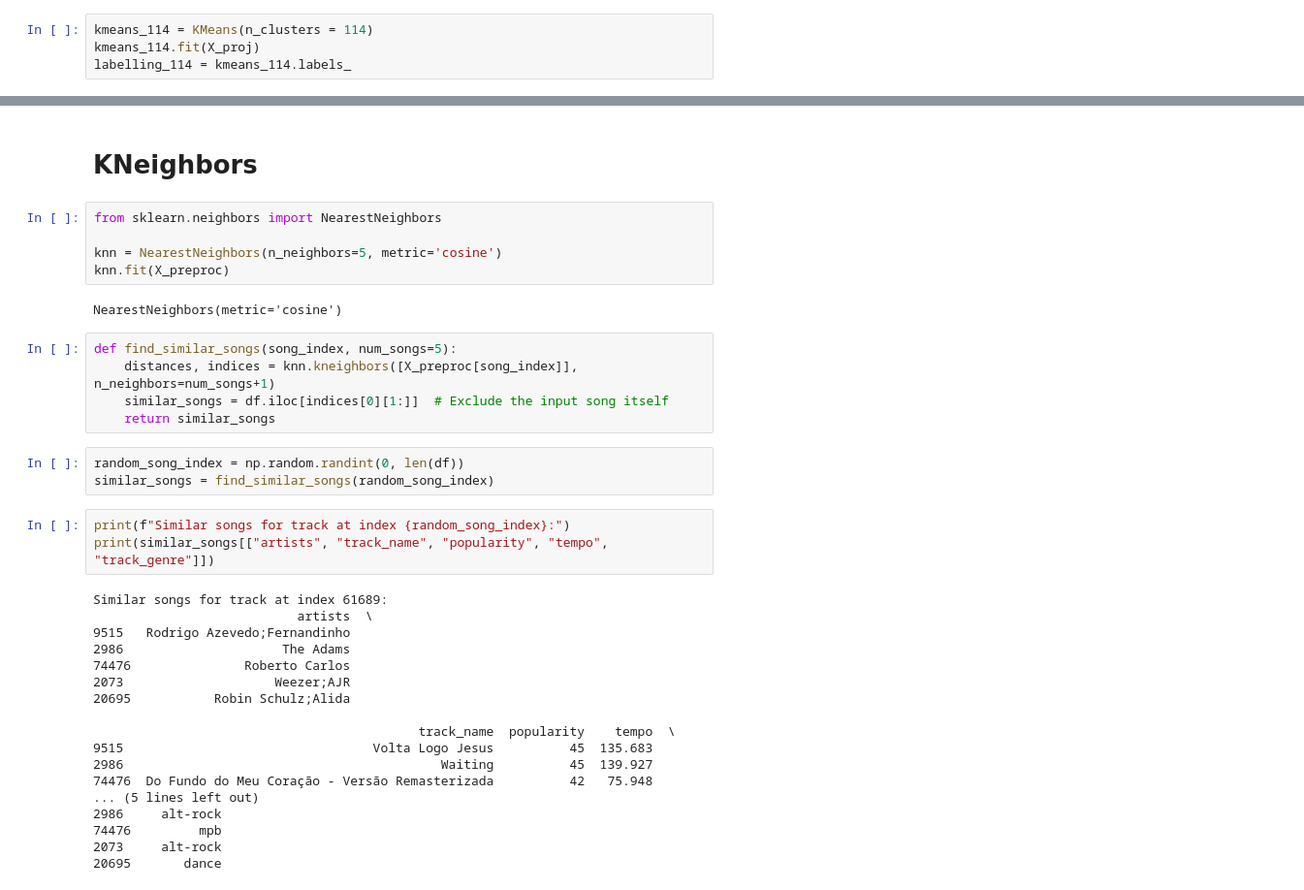
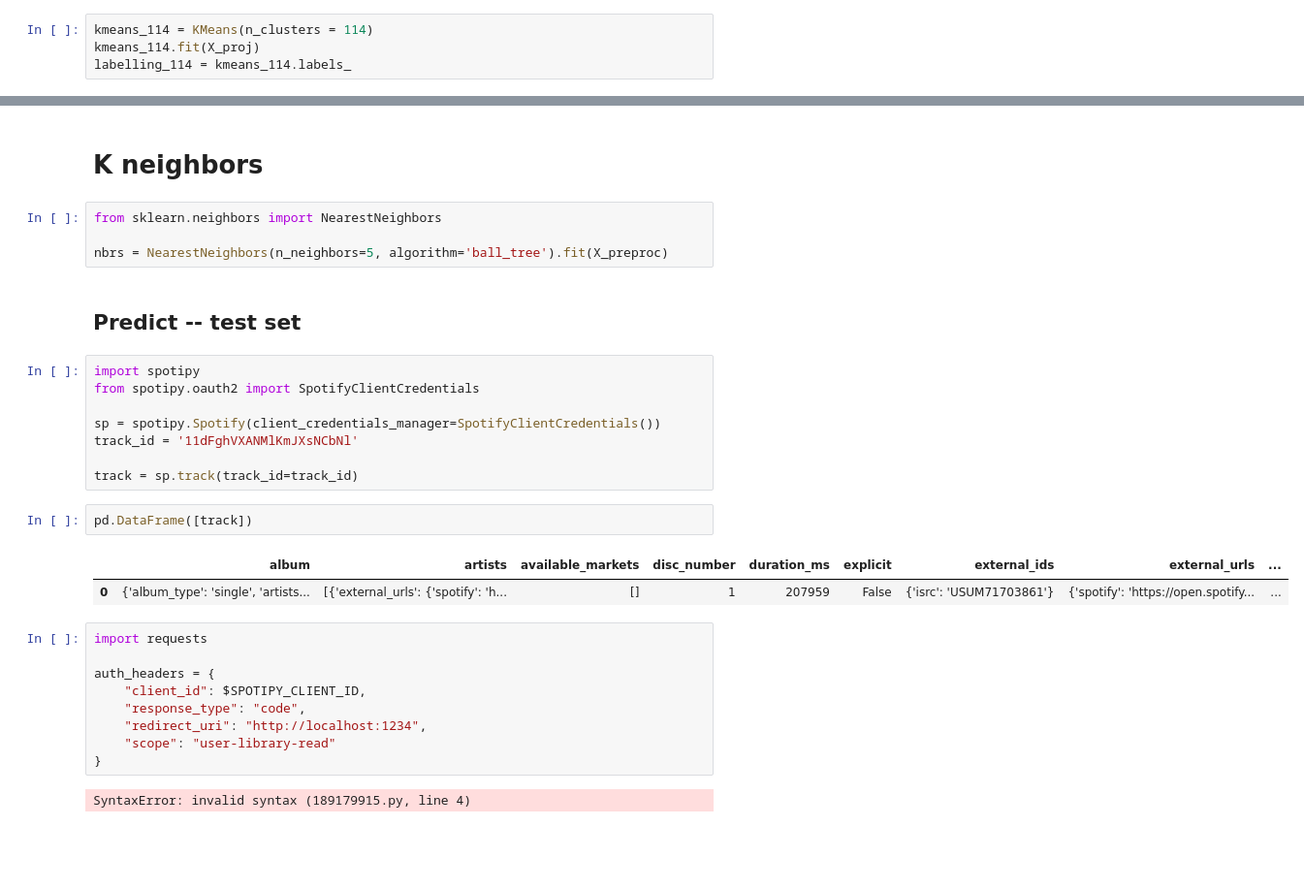
Before and after one commit to youssef-benk/vinylitics, a Jupyter notebook: notebooks/spotify-mvp-sube.ipynb, the cells around one changed output, grey strips where cells are left out. Shown at 97% size. Cells and saved outputs as stored; diff of their text form; blank space fills up the shorter version.

```diff
--- a/notebooks/spotify-mvp-sube.ipynb
+++ b/notebooks/spotify-mvp-sube.ipynb
@@ -429,38 +415,32 @@ X_label
-# %% [markdown]
-# KNeighbors
+# %% [markdown]
+# K neighbors
 # %%
 from sklearn.neighbors import NearestNeighbors
 
-knn = NearestNeighbors(n_neighbors=5, metric='cosine')
-knn.fit(X_preproc)
+nbrs = NearestNeighbors(n_neighbors=5, algorithm='ball_tree').fit(X_preproc)
-# %% [output]
-NearestNeighbors(metric='cosine')
-# %%
-def find_similar_songs(song_index, num_songs=5):
-    distances, indices = knn.kneighbors([X_preproc[song_index]], n_neighbors=num_songs+1)
-    similar_songs = df.iloc[indices[0][1:]]  # Exclude the input song itself
-    return similar_songs
-# %%
-random_song_index = np.random.randint(0, len(df))
-similar_songs = find_similar_songs(random_song_index)
-# %%
-print(f"Similar songs for track at index {random_song_index}:")
-print(similar_songs[["artists", "track_name", "popularity", "tempo", "track_genre"]])
-# %% [output]
-Similar songs for track at index 61689:
-                           artists  \
-9515   Rodrigo Azevedo;Fernandinho
-2986                     The Adams
-74476               Roberto Carlos
-2073                    Weezer;AJR
-20695           Robin Schulz;Alida
-
-                                           track_name  popularity    tempo  \
-9515                                 Volta Logo Jesus          45  135.683
-2986                                          Waiting          45  139.927
-74476  Do Fundo do Meu Coração - Versão Remasterizada          42   75.948
-... (5 lines left out)
-2986     alt-rock
-74476         mpb
-2073     alt-rock
-20695       dance
+# %% [markdown]
+## Predict -- test set
+# %%
+import spotipy
+from spotipy.oauth2 import SpotifyClientCredentials
+
+sp = spotipy.Spotify(client_credentials_manager=SpotifyClientCredentials())
+track_id = '11dFghVXANMlKmJXsNCbNl'
+
+track = sp.track(track_id=track_id)
+# %%
+pd.DataFrame([track])
+# %% [output]
+|  | album | artists | available_markets | disc_number | duration_ms | explicit | external_ids | external_urls | ... |
+| 0 | {'album_type': 'single', 'artists... | [{'external_urls': {'spotify': 'h... | [] | 1 | 207959 | False | {'isrc': 'USUM71703861'} | {'spotify': 'https://open.spotify... | ... |
+# %%
+import requests
+
+auth_headers = {
+    "client_id": $SPOTIPY_CLIENT_ID,
+    "response_type": "code",
+    "redirect_uri": "http://localhost:1234",
+    "scope": "user-library-read"
+}
+# %% [output]
+SyntaxError: invalid syntax (189179915.py, line 4)
```
Also changed, not shown: parts of 5 cells of this notebook.
